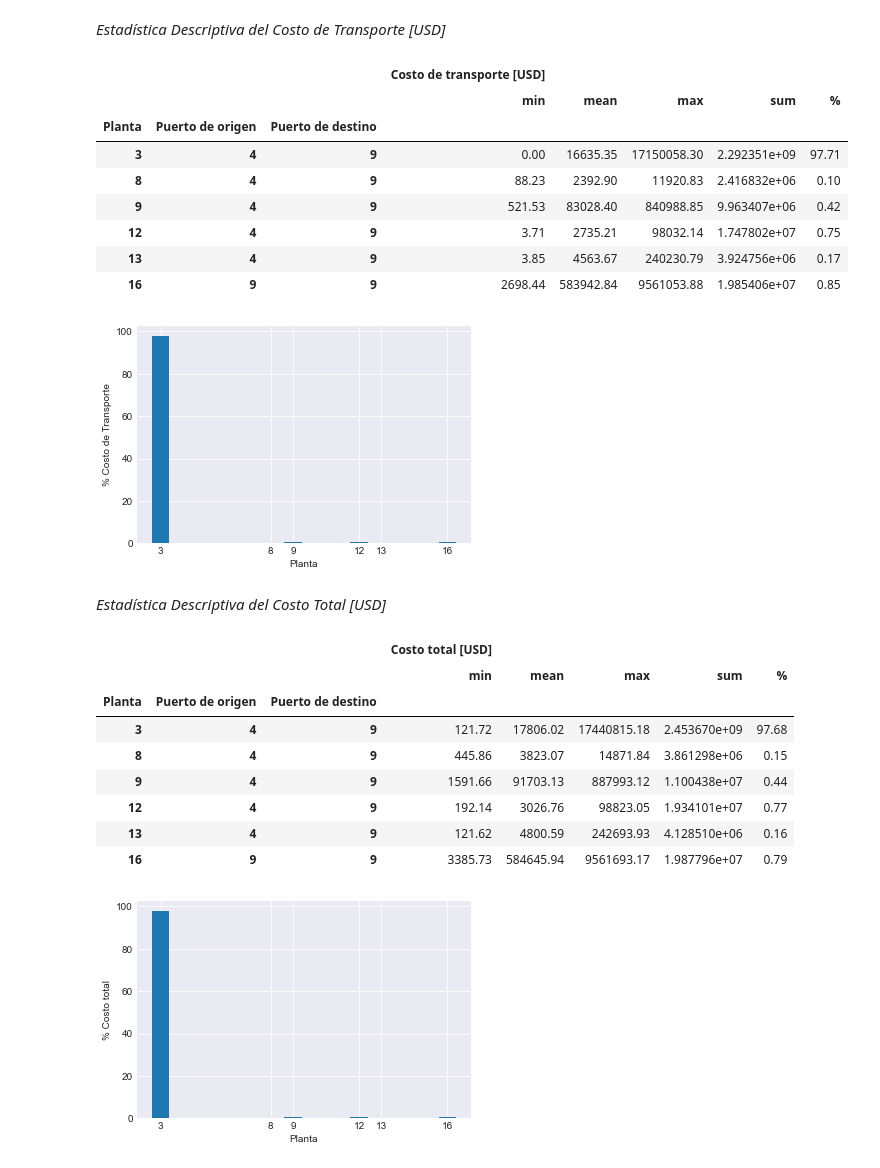
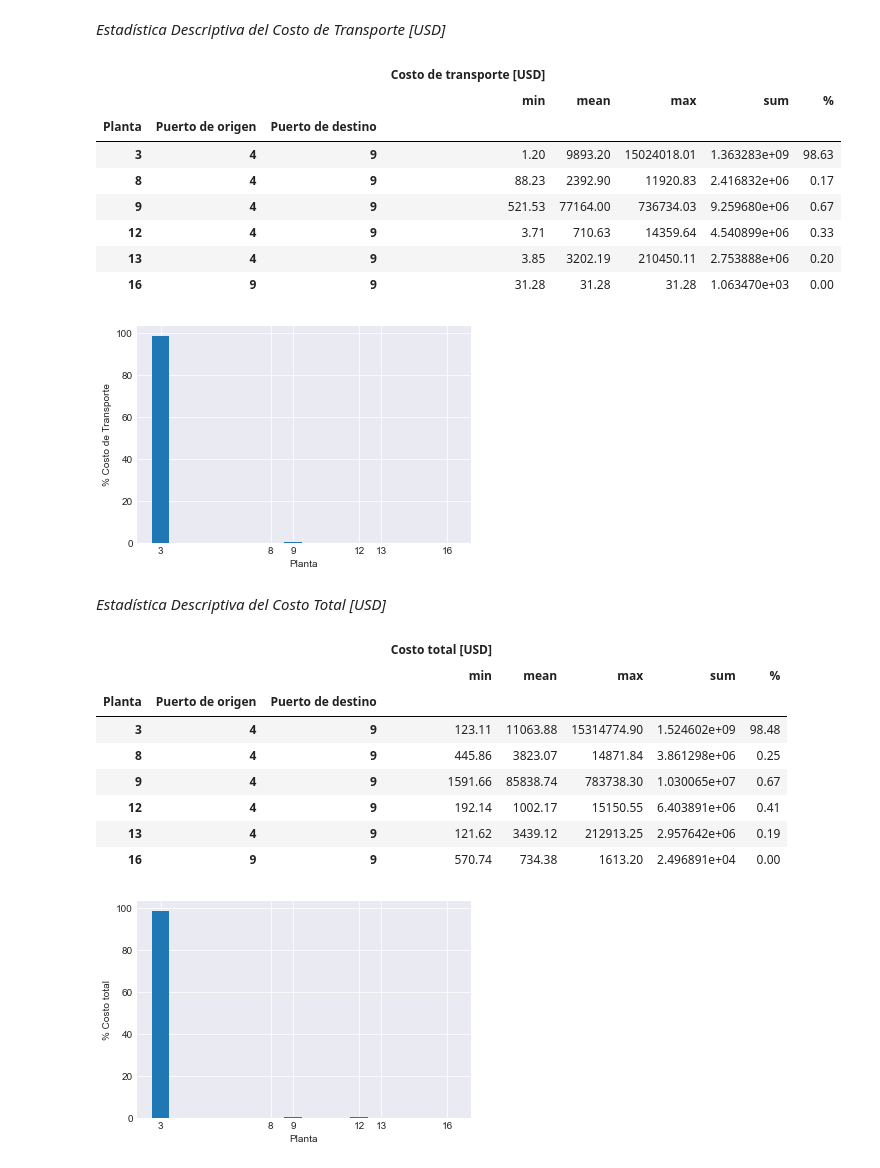
Before and after one commit to hernanrodri/Supply-Chain-Analytics, a Jupyter notebook: Supply Chain Analysis.ipynb, the cells around one changed output. Cells and saved outputs as stored; diff of their text form; code cells hidden in the pictures.

```diff
--- a/Supply Chain Analysis.ipynb
+++ b/Supply Chain Analysis.ipynb
@@ -129,12 +111,11 @@ plt.ylabel("% Items");
 # %% [markdown]
 *Estadística descriptiva de Peso [kg/items] por cada conjunto Planta, Puerto de origen y Puerto de destino*
 # %%
-pedidos["Peso [kg]"] = pedidos["Items"] * pedidos["Peso [kg/item]"]
-pedidos_agrup = pedidos.groupby(by = ["Planta", "Puerto de origen", "Puerto de destino"]).agg({"Peso [kg]": ["min", "mean", "max", "std", "sum"]})
+pedidos_agrup = pedidos.groupby(by = ["Planta", "Puerto de origen", "Puerto de destino"]).agg({"Peso [kg/item]": ["min", "mean", "max", "std", "sum"]})
 
-total = pedidos_agrup[("Peso [kg]", "sum")].sum()
+total = pedidos_agrup[("Peso [kg/item]", "sum")].sum()
 porcentaje = lambda x: x / total * 100
 
-pedidos_agrup[("Peso [kg]", "%")] = pedidos_agrup[("Peso [kg]", "sum")].apply(porcentaje)
+pedidos_agrup[("Peso [kg/item]", "%")] = pedidos_agrup[("Peso [kg/item]", "sum")].apply(porcentaje)
 pedidos_agrup.round(2)
 # %% [output]
@@ -304,7 +285,7 @@ plt.ylabel("Costo específico [USD/item]");
 # %%
 capacidad_almacenaje = pd.read_excel("Logisitcs problem.xlsx", sheet_name = "WhCapacities")
 
-capacidad_almacenaje.columns = ["Planta", "Capacidad [kg/día]"]
+capacidad_almacenaje.columns = ["Planta", "Capacidad [pedidos/día]"]
 # %%
 capacidad_almacenaje.info()
 # %% [output]
@@ -502,24 +487,36 @@ plt.ylabel("% Costo de Almacenaje");
 # %% [markdown]
 *Estadística Descriptiva del Costo de Transporte [USD]*
 # %%
-df3["Costo de transporte [USD]"] = np.where(df3["Nivel de servicio"] == "CRF", 0, df3["Items"] * df3["Peso [kg/item]"] * df3["Tasa de flete [USD/kg]"])
+df3["Peso [kg]"] = df3["Items"] * df3["Peso [kg/item]"]
+df3["Peso máximo [kg]"] = df3["Items"] * df3["Peso máximo [kg/item]"]
+df3["Peso real [kg]"] = np.where(df3["Peso [kg]"] < df3["Peso máximo [kg]"], df3["Peso [kg]"], df3["Peso máximo [kg]"])
+
+
+a = df3["Peso real [kg]"] / df3["Peso real [kg]"].sum() * df3["Tasa de flete [USD/kg]"] #Costo de transporte por tierra
+b = df3["Peso real [kg]"] * df3["Tasa de flete [USD/kg]"] #Costo de transporte por aire
+c = df3["Costo mínimo [USD/kg]"]
+
+df3["Costo de transporte [USD]"] = np.where(df3["Nivel de servicio"] == "CRF", 0,
+                                            np.where(df3["Modo de transporte"] == "Tierra", np.where(a > c, a, c),
+                                                    np.where(b > c, b, c)))
+
 df3_agrup = df3.groupby(by = ["Planta", "Puerto de origen", "Puerto de destino"]).agg({"Costo de transporte [USD]": ["min", "mean", "max", "sum"]})
 
 total = df3_agrup[("Costo de transporte [USD]", "sum")].sum()
 porcentaje = lambda x: x / total * 100
 
 df3_agrup[("Costo de transporte [USD]", "%")] = df3_agrup[("Costo de transporte [USD]", "sum")].apply(porcentaje)
 df3_agrup.round(2)
 # %% [output]
 |  |  |  | Costo de transporte [USD] |  |  |  |  |
 |  |  |  | min | mean | max | sum | % |
 | Planta | Puerto de origen | Puerto de destino |  |  |  |  |  |
-| 3 | 4 | 9 | 0.00 | 16635.35 | 17150058.30 | 2.292351e+09 | 97.71 |
-| 8 | 4 | 9 | 88.23 | 2392.90 | 11920.83 | 2.416832e+06 | 0.10 |
-| 9 | 4 | 9 | 521.53 | 83028.40 | 840988.85 | 9.963407e+06 | 0.42 |
-| 12 | 4 | 9 | 3.71 | 2735.21 | 98032.14 | 1.747802e+07 | 0.75 |
-| 13 | 4 | 9 | 3.85 | 4563.67 | 240230.79 | 3.924756e+06 | 0.17 |
-| 16 | 9 | 9 | 2698.44 | 583942.84 | 9561053.88 | 1.985406e+07 | 0.85 |
+| 3 | 4 | 9 | 1.20 | 9893.20 | 15024018.01 | 1.363283e+09 | 98.63 |
+| 8 | 4 | 9 | 88.23 | 2392.90 | 11920.83 | 2.416832e+06 | 0.17 |
+| 9 | 4 | 9 | 521.53 | 77164.00 | 736734.03 | 9.259680e+06 | 0.67 |
+| 12 | 4 | 9 | 3.71 | 710.63 | 14359.64 | 4.540899e+06 | 0.33 |
+| 13 | 4 | 9 | 3.85 | 3202.19 | 210450.11 | 2.753888e+06 | 0.20 |
+| 16 | 9 | 9 | 31.28 | 31.28 | 31.28 | 1.063470e+03 | 0.00 |
 # %%
 plt.figure(1)
 plt.bar(x = df3_agrup.index.levels[0], height = df3_agrup[("Costo de transporte [USD]", "%")])
@@ -527,7 +524,7 @@ plt.xlabel("Planta")
 plt.xticks(df3_agrup.index.levels[0])
 plt.ylabel("% Costo de Transporte");
 # %% [output]
-[figure, old version]
+[figure, new version]
 # %% [markdown]
 *Estadística Descriptiva del Costo Total [USD]*
 # %%
@@ -543,12 +540,12 @@ df3_agrup.round(2)
 |  |  |  | Costo total [USD] |  |  |  |  |
 |  |  |  | min | mean | max | sum | % |
 | Planta | Puerto de origen | Puerto de destino |  |  |  |  |  |
-| 3 | 4 | 9 | 121.72 | 17806.02 | 17440815.18 | 2.453670e+09 | 97.68 |
-| 8 | 4 | 9 | 445.86 | 3823.07 | 14871.84 | 3.861298e+06 | 0.15 |
-| 9 | 4 | 9 | 1591.66 | 91703.13 | 887993.12 | 1.100438e+07 | 0.44 |
-| 12 | 4 | 9 | 192.14 | 3026.76 | 98823.05 | 1.934101e+07 | 0.77 |
-| 13 | 4 | 9 | 121.62 | 4800.59 | 242693.93 | 4.128510e+06 | 0.16 |
-| 16 | 9 | 9 | 3385.73 | 584645.94 | 9561693.17 | 1.987796e+07 | 0.79 |
+| 3 | 4 | 9 | 123.11 | 11063.88 | 15314774.90 | 1.524602e+09 | 98.48 |
+| 8 | 4 | 9 | 445.86 | 3823.07 | 14871.84 | 3.861298e+06 | 0.25 |
+| 9 | 4 | 9 | 1591.66 | 85838.74 | 783738.30 | 1.030065e+07 | 0.67 |
+| 12 | 4 | 9 | 192.14 | 1002.17 | 15150.55 | 6.403891e+06 | 0.41 |
+| 13 | 4 | 9 | 121.62 | 3439.12 | 212913.25 | 2.957642e+06 | 0.19 |
+| 16 | 9 | 9 | 570.74 | 734.38 | 1613.20 | 2.496891e+04 | 0.00 |
 # %%
 plt.figure(1)
 plt.bar(x = df3_agrup.index.levels[0], height = df3_agrup[("Costo total [USD]", "%")])
```
Also changed, not shown: parts of 14 cells of this notebook.
